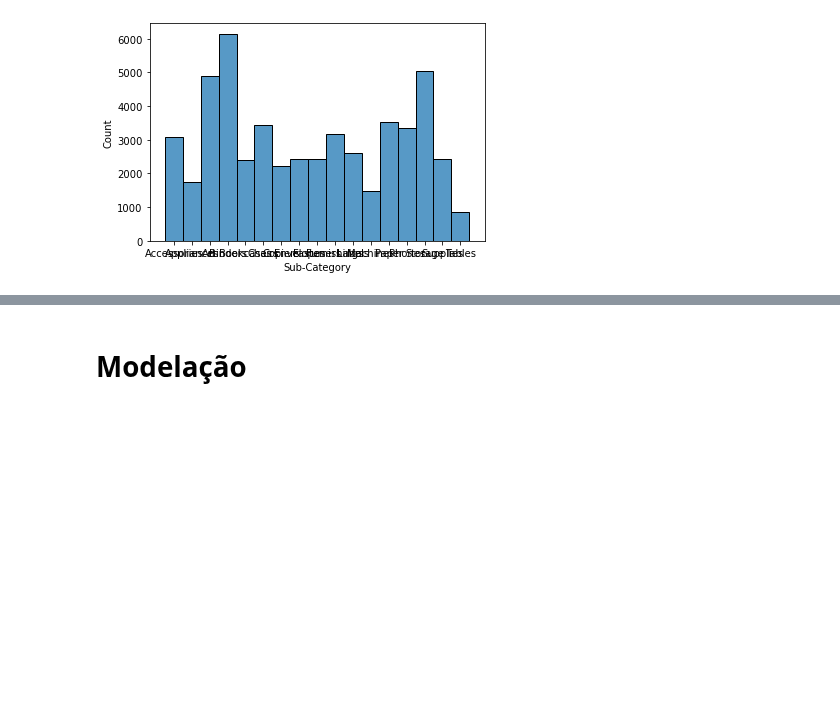
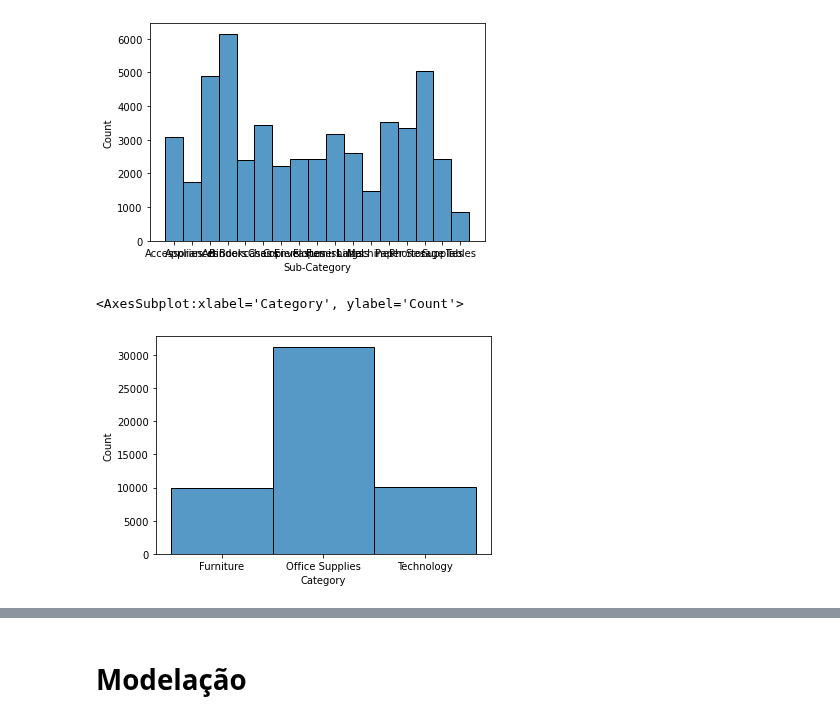
Before and after one commit to gonaloppcc/projetoDAA, a Jupyter notebook: melhor_grupo/assigment-checkpoint.ipynb, the cells around one changed output, grey strips where cells are left out. Cells and saved outputs as stored; diff of their text form; code cells hidden in the pictures; blank space fills up the shorter version.

Commit message:
mais um histograma

```diff
--- a/melhor_grupo/assigment-checkpoint.ipynb
+++ b/melhor_grupo/assigment-checkpoint.ipynb
@@ -216,3 +216,8 @@ sns.histplot(data['Sub-Category'])
 # %% [output]
 <AxesSubplot:xlabel='Sub-Category', ylabel='Count'>
 [figure]
+# %%
+sns.histplot(data['Category'])
+# %% [output]
+<AxesSubplot:xlabel='Category', ylabel='Count'>
+[figure, added]
```
Also changed, not shown: parts of 11 cells of this notebook.
